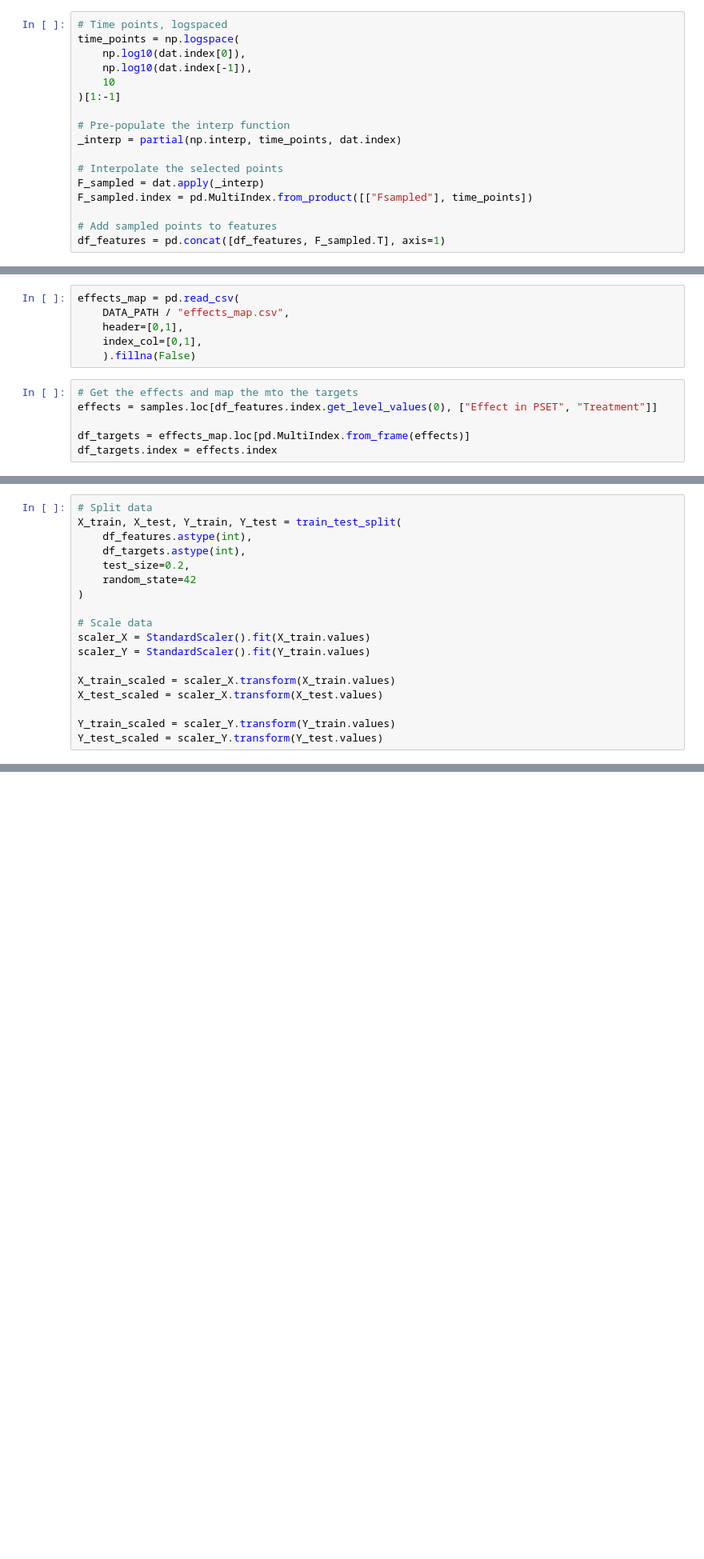
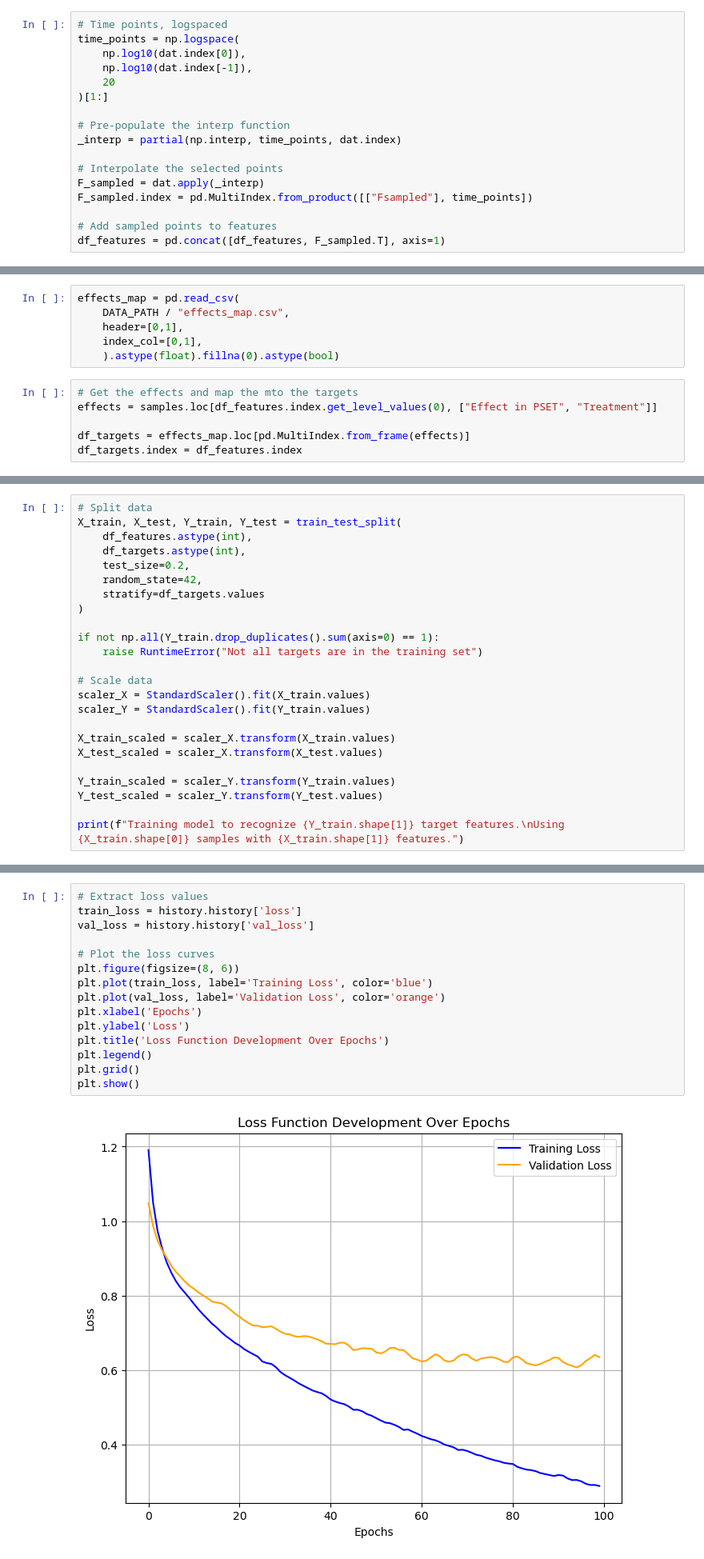
Before and after one commit to pfennigt/ojip-mlmodel-dissertation, a Jupyter notebook: data_import.ipynb, the cells around one changed output, grey strips where cells are left out. Shown: that part at 80% size. Drawn from its saved outputs; the diff is of its cells as text; blank space fills up the shorter version.

Commit message:
added metrics for the tested model

```diff
--- a/data_import.ipynb
+++ b/data_import.ipynb
@@ -385,8 +373,8 @@ df_features.loc[:, idx["Fm time [ms]", np.nan]] = dat.idxmax()
 time_points = np.logspace(
     np.log10(dat.index[0]),
     np.log10(dat.index[-1]),
-    10
-)[1:-1]
+    20
+)[1:]
 
 # Pre-populate the interp function
 _interp = partial(np.interp, time_points, dat.index)
@@ -462,10 +453,10 @@ effects_map = pd.read_csv(
     DATA_PATH / "effects_map.csv",
     header=[0,1],
     index_col=[0,1],
-    ).fillna(False)
+    ).astype(float).fillna(0).astype(bool)
 # %%
 # Get the effects and map the mto the targets
 effects = samples.loc[df_features.index.get_level_values(0), ["Effect in PSET", "Treatment"]]
 
 df_targets = effects_map.loc[pd.MultiIndex.from_frame(effects)]
-df_targets.index = effects.index
+df_targets.index = df_features.index
@@ -509,8 +518,12 @@ X_train, X_test, Y_train, Y_test = train_test_split(
     df_features.astype(int),
     df_targets.astype(int),
     test_size=0.2,
-    random_state=42
+    random_state=42,
+    stratify=df_targets.values
 )
+
+if not np.all(Y_train.drop_duplicates().sum(axis=0) == 1):
+    raise RuntimeError("Not all targets are in the training set")
 
 # Scale data
 scaler_X = StandardScaler().fit(X_train.values)
@@ -521,3 +534,5 @@ X_test_scaled = scaler_X.transform(X_test.values)
 
 Y_train_scaled = scaler_Y.transform(Y_train.values)
 Y_test_scaled = scaler_Y.transform(Y_test.values)
+
+print(f"Training model to recognize {Y_train.shape[1]} target features.\nUsing {X_train.shape[0]} samples with {X_train.shape[1]} features.")
@@ -548,3 +566,20 @@ history = model.fit(
+# %%
+# Extract loss values
+train_loss = history.history['loss']
+val_loss = history.history['val_loss']
+
+# Plot the loss curves
+plt.figure(figsize=(8, 6))
+plt.plot(train_loss, label='Training Loss', color='blue')
+plt.plot(val_loss, label='Validation Loss', color='orange')
+plt.xlabel('Epochs')
+plt.ylabel('Loss')
+plt.title('Loss Function Development Over Epochs')
+plt.legend()
+plt.grid()
+plt.show()
+# %% [output]
+[figure, added]
 # %%
 # Evaluate
 loss, mae = model.evaluate(X_test_scaled, Y_test_scaled, verbose=0)
```
Also changed, not shown: parts of 23 cells of this notebook.
